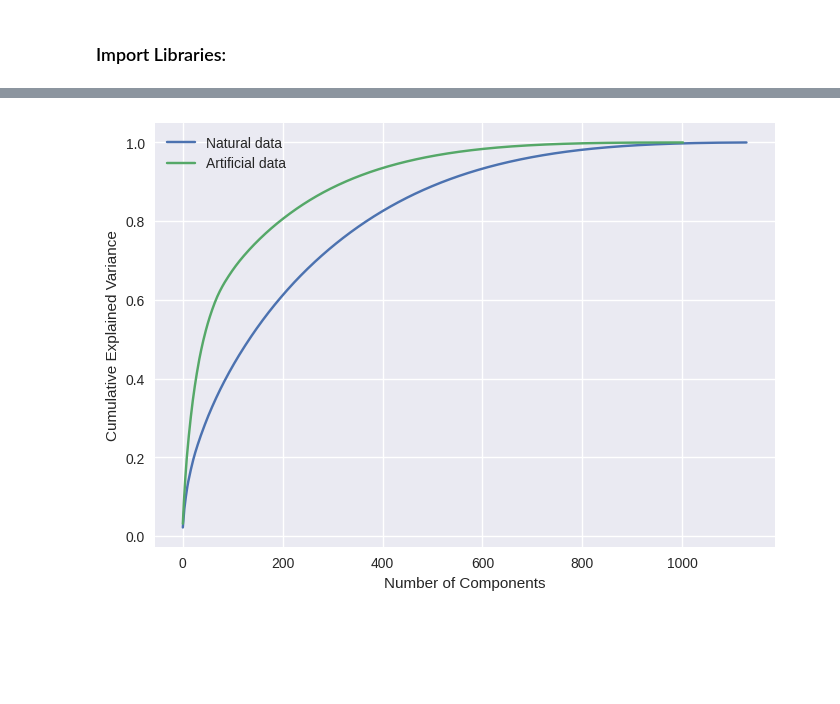
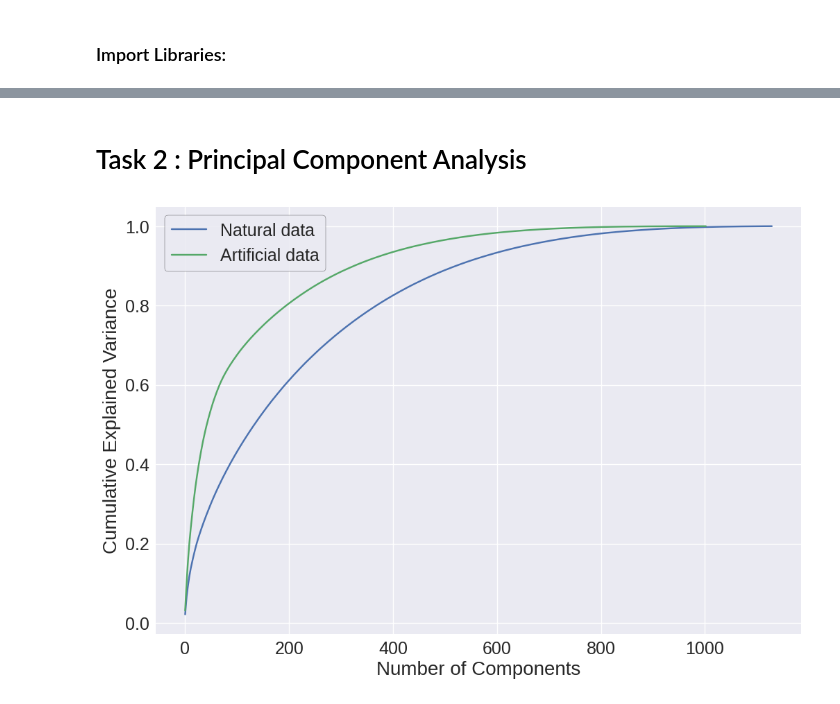
Before and after one commit to vicdlp/CS_project, a Jupyter notebook: CS_project.ipynb, the cells around one changed output, grey strips where cells are left out. Saved outputs shown, nothing was run; the diff lists cells and outputs as text; code cells hidden in the pictures; blank space fills up the shorter version.

```diff
--- a/CS_project.ipynb
+++ b/CS_project.ipynb
@@ -2,7 +4,7 @@
 ### Import Libraries:
 # %%
 !pip install biopython # Install the biopython library which contains the SeqIO module.
-from Bio import SeqIO
+from Bio import SeqIO # to read protein sequences
 import numpy as np
 from sklearn.decomposition import PCA
 import matplotlib.pyplot as plt
@@ -11,4 +13,17 @@ import re
 
 # Set plot style for a cleaner visual appearance
 plt.style.use('seaborn-v0_8')
+
+# Set the fontsize for various plot elements
+plt.rcParams.update({
+    'font.size': 20,            # General font size
+    'axes.titlesize': 22,       # Title font size
+    'axes.labelsize': 20,       # Axis label font size
+    'xtick.labelsize': 18,      # X-tick label font size
+    'ytick.labelsize': 18,      # Y-tick label font size
+    'legend.fontsize': 18,      # Legend font size
+    'figure.figsize': (12, 8),  # Set default figure size to 16x9
+    'legend.frameon': True,
+    'legend.edgecolor' : '0.1'
+})
 # %% [output]
@@ -53,28 +100,18 @@ def label(data):
+# %% [markdown]
+# Task 2 : Principal Component Analysis
 # %%
-from sklearn.decomposition import PCA
-from sklearn.preprocessing import StandardScaler
-
-scaler = StandardScaler()
-
-X = encode(nat)
-scaler.fit(X)
-X = scaler.transform(X)
-
-Y = encode(art)
-scaler.fit(Y)
-Y = scaler.transform(Y)
-
 # Fit PCA without specifying the number of components to compute variance ratios for all components
 pca = PCA().fit(X)
 pca_nat = PCA().fit(Y)
 
 # Plot the cumulative explained variance as a function of the number of components
+plt.figure()
 plt.plot(np.cumsum(pca.explained_variance_ratio_), label = "Natural data")  # Cumulative sum of explained variance
 plt.plot(np.cumsum(pca_nat.explained_variance_ratio_), label = "Artificial data")
 plt.legend()
 plt.xlabel('Number of Components')
 plt.ylabel('Cumulative Explained Variance')
 plt.show()
 # %% [output]
-[figure, old version]
+[figure, new version]
 # %%
```
Also changed, not shown: parts of 9 cells of this notebook.
